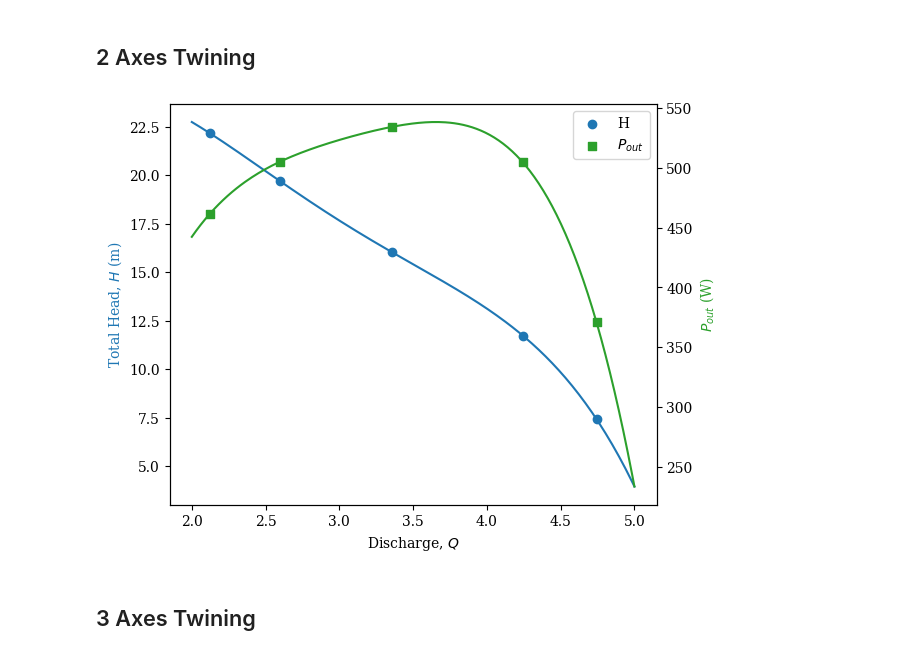
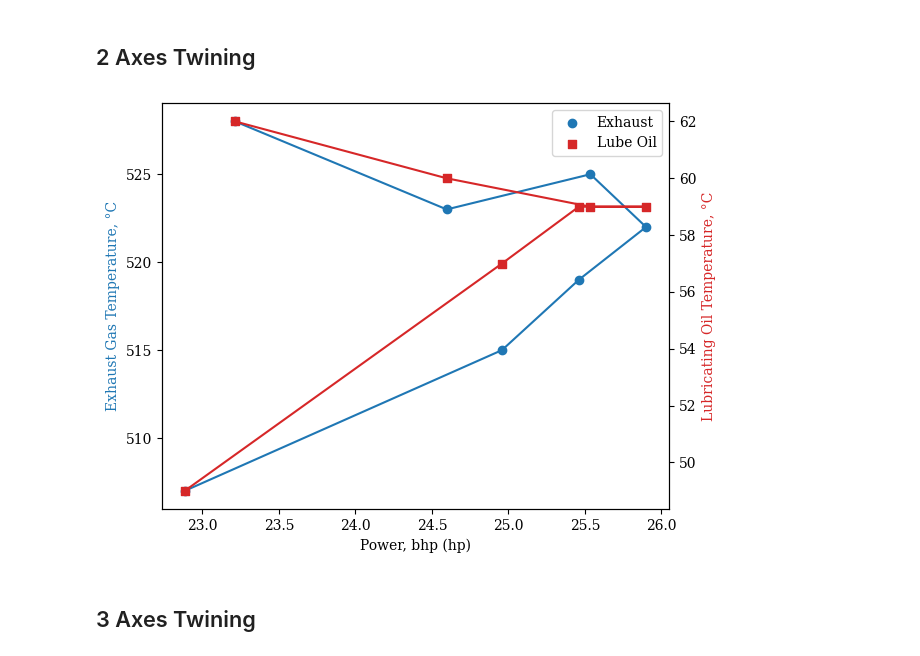
Before and after one commit to SalehShuvo/Plotting, a Jupyter notebook: twin_axes_plot.ipynb, the cells around one changed output. Cells and saved outputs as stored; diff of their text form; code cells hidden in the pictures.

```diff
--- a/twin_axes_plot.ipynb
+++ b/twin_axes_plot.ipynb
@@ -7,59 +7,76 @@ plt.rcParams['font.family'] = 'serif'
 plt.rcParams['font.serif'] = ['DejaVu Serif']
 
 # Data
-Q = np.array([4.743, 4.243, 3.354, 2.598, 2.121])
-H = np.array([7.418, 11.727, 16.035, 19.684, 22.162])
-Pout = np.array([370.88, 504.54, 534.03, 505.01, 461.3])
-Efficiency = np.array([30.08, 39.48, 40.7, 40.34, 40.42])
+bhp = np.array([22.8839779, 24.95764273, 25.46040516, 25.89963168,
+                25.5359116, 24.59668508, 23.21392265], dtype=float)
+bsfc = np.array([305.4059639, 267.8106022, 261.9206271, 250.8119081,
+                 246.5689846, 244.1517062, 243.2354142], dtype=float)
+torque = np.array([49.85319, 57.72475, 65.5963, 72.15593, 78.71556,
+                   83.4385, 87.63666], dtype=float)
+speed = np.array([3270, 3080, 2765, 2557, 2311, 2100, 1887])
+
+T_l = np.array([49, 57, 59, 59, 59, 60, 62], dtype=float)
+T_e = np.array([507, 515, 519, 522, 525, 523, 528], dtype=float)
+
+filename = 'exhaust_lube_vs_power.png'
+
+x=bhp
+y1=T_e
+y2=T_l
+
 
 # Curve fits (2nd degree polynomial)c v
-coeffs_H = np.polyfit(Q, H, 4)
-coeffs_Pout = np.polyfit(Q, Pout, 4)
-coeffs_Eff = np.polyfit(Q, Efficiency, 4)
+coeffs_y1 = np.polyfit(x, y1, 5)
+coeffs_y2 = np.polyfit(x, y2, 5)
 
-poly_H = np.poly1d(coeffs_H)
-poly_Pout = np.poly1d(coeffs_Pout)
-poly_Eff = np.poly1d(coeffs_Eff)
+
+poly_y1 = np.poly1d(coeffs_y1)
+poly_y2 = np.poly1d(coeffs_y2)
+
 
 # Fine Q for smooth curves
-Q_fit = np.linspace(np.floor(Q.min()), np.ceil(Q.max()), 200)
+x_fit = np.linspace(np.floor(x.min()), np.ceil(x.max()), 200)
 
 # Create figure and axes
 fig, ax1 = plt.subplots()
 
 ax2 = ax1.twinx()
 
 # Plot data points
-ax1.scatter(Q, H, color='tab:blue', marker='o', label='H')
-ax2.scatter(Q, Pout, color='tab:green', marker='s', label='$P_{out}$')
+ax1.scatter(x, y1, color='tab:blue', marker='o', label='Exhaust')
+ax2.scatter(x, y2, color='tab:red', marker='s', label='Lube Oil')
+
+# plot unfitted
+ax1.plot(x, y1, color='tab:blue', linestyle='-')
+ax2.plot(x, y2, color='tab:red', linestyle='-')
 
 # Plot fitted curves
-ax1.plot(Q_fit, poly_H(Q_fit), color='tab:blue', linestyle='-')
-ax2.plot(Q_fit, poly_Pout(Q_fit), color='tab:green', linestyle='-')
+# ax1.plot(x_fit, poly_y1(x_fit), color='tab:blue', linestyle='-')
+# ax2.plot(x_fit, poly_y2(x_fit), color='tab:green', linestyle='-')
 
 # Labels
-ax1.set_xlabel('Discharge, $Q$')
-ax1.set_ylabel('Total Head, $H$ (m)', color='tab:blue')
-ax2.set_ylabel('$P_{out}$ (W)', color='tab:green')
+ax1.set_xlabel('Power, bhp (hp)')
+ax1.set_ylabel('Exhaust Gas Temperature, °C', color='tab:blue')
+ax2.set_ylabel('Lubricating Oil Temperature, °C', color='tab:red')
 
 # Legends
 lines = []
 labels = []
 for ax in [ax1, ax2]:
     l, lbl = ax.get_legend_handles_labels()
     lines += l
     labels += lbl
 ax1.legend(lines, labels, loc='best')
 
 # # Add Gridlines
 # plt.grid(which='both', axis='both', linestyle='-', linewidth=0.5)
 
 # plt.title('H, Pout, and Efficiency vs Q with Curve Fits')
 plt.tight_layout()
-plt.savefig('my_figure2.png', dpi=600)
+plt.savefig(filename, dpi=600)
 plt.show()
 # %% [output]
-[figure, old version]
+[figure, new version]
 # %% [markdown]
 ## 3 Axes Twining
 # %%
```
Also changed, not shown: parts of 3 cells of this notebook, 6 other files.
